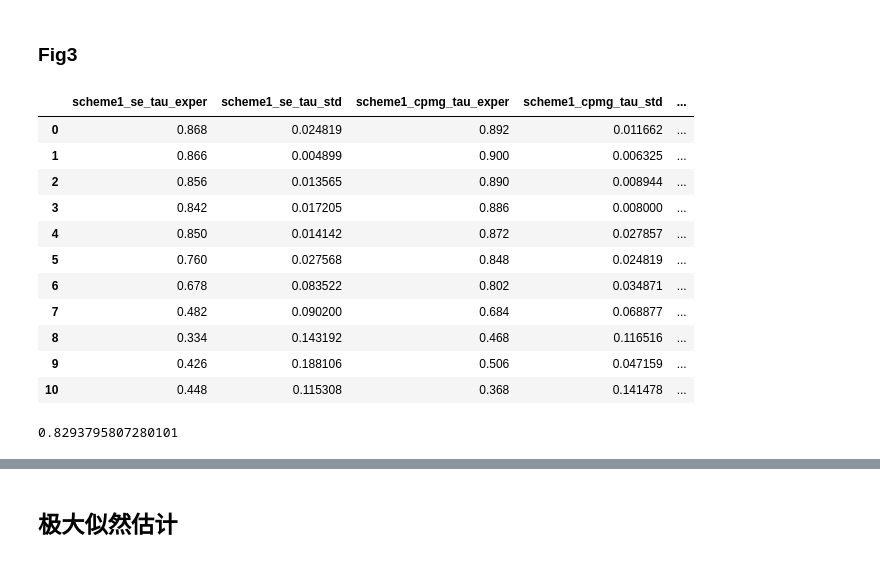
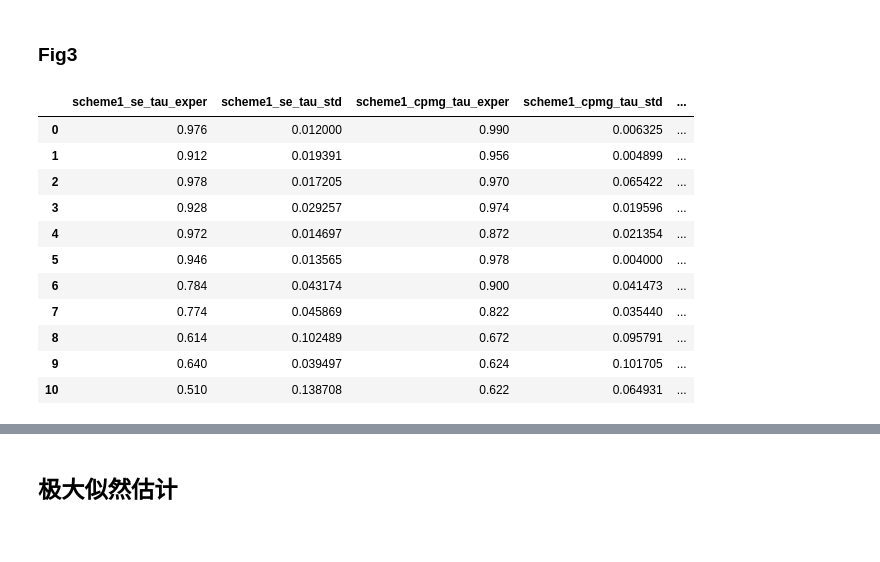
Before and after one commit to Amazingxt/Berry_Phase, a Jupyter notebook: Plot data.ipynb, the cells around one changed output, grey strips where cells are left out. Cells and saved outputs as stored; diff of their text form; code cells hidden in the pictures.

```diff
--- a/Plot data.ipynb
+++ b/Plot data.ipynb
@@ -51 +34,20 @@ scheme2_tau_exper = [[0.7, 0.75, 0.79, 0.74, 0.76],[0.82, 0.8, 0.83, 0.75, 0.81]
+# %%
+scheme1_se_tau = [0.984,0.982,0.981,0.980,0.965,0.95,0.871,0.639,0.629,0.670,0.675]
+scheme1_cpmg_tau = [0.998,0.998,0.998,0.997,0.994,0.986,0.944,0.877,0.806,0.750,0.672]
+scheme2_tau = [0.969,0.971,0.942,0.968,0.949,0.947,0.866,0.724,0.431,0.395,0.398]
+bp_se_tau = [0.167,0.160,0.266,0.214,0.160,0.137,0.195,0.364,0.168,0.208,0.450]
+bp_cpmg_tau = [0.075,0.126,0.114,0.212,0.258,0.201,0.128,0.230,0.282,0.329,0.425]
+
+scheme1_cpmg_tau_exper = [[0.96, 0.97, 0.97, 0.98, 0.97],[0.96, 0.97, 0.97, 0.96, 0.97],[0.96, 0.81, 0.98, 0.98, 0.97],
+                          [0.96, 0.99, 0.93, 0.97, 0.97],[0.96, 0.92, 0.93, 0.9, 0.95],[0.95, 0.95, 0.95, 0.94, 0.95],
+                          [0.95, 0.93, 0.92, 0.83, 0.92],[0.88, 0.86, 0.82, 0.93, 0.87],[0.73, 0.6, 0.69, 0.83, 0.56],
+                          [0.69, 0.71, 0.69, 0.5, 0.48],[0.52, 0.7, 0.69, 0.61, 0.64]]
+scheme1_se_tau_exper = [[0.94, 0.92, 0.92, 0.91, 0.94],[0.91, 0.88, 0.91, 0.94, 0.92],[0.93, 0.96, 0.94, 0.95, 0.91],
+                        [0.95, 0.93, 0.94, 0.87, 0.9],[0.92, 0.9, 0.89, 0.92, 0.93],[0.89, 0.89, 0.88, 0.86, 0.86],
+                        [0.83, 0.76, 0.73, 0.73, 0.82],[0.75, 0.78, 0.72, 0.8, 0.67],[0.48, 0.67, 0.65, 0.44, 0.68],
+                        [0.6, 0.62, 0.57, 0.69, 0.62],[0.42, 0.61, 0.28, 0.52, 0.67]]
+scheme2_tau_exper = [[0.93, 0.92, 0.94, 0.95, 0.9],[0.91, 0.94, 0.91, 0.93, 0.95],[0.92, 0.94, 0.92, 0.93, 0.92],
+                     [0.94, 0.92, 0.93, 0.92, 0.94],[0.88, 0.9, 0.92, 0.92, 0.94],[0.88, 0.93, 0.89, 0.83, 0.94],
+                     [0.77, 0.85, 0.8, 0.69, 0.87],[0.78, 0.7, 0.67, 0.57, 0.65],[0.35, 0.59, 0.12, 0.48, 0.48],
+                     [0.22, 0.38, 0.43, 0.37, 0.45],[0.63, 0.52, 0.22, 0.22, 0.36]]
 # %% [markdown]
@@ -62,3 +75,15 @@ FID = [[0.35, 0.37, 0.37, 0.22, 0.05],[0.67, 0.46, 0.29, 0.3, 0.71],[0.61, 0.58,
  [0.71, 0.73, 0.79, 0.7, 0.72],[0.52, 0.47, 0.49, 0.59, 0.52],[0.43, 0.51, 0.53, 0.1, 0.1]]
 # %% [markdown]
 不添加噪声的情况下
+# %%
+bp_se_no_noise = [[0.98], [0.98], [0.98], [1.01], [0.97], [0.96], [0.94], [0.96], [0.97]]
+bp_cpmg_no_noise = [[0.98], [0.95], [0.97], [0.97], [0.93], [0.93], [0.99], [0.99], [0.99]]
+scheme1_se_no_noise = [[0.98], [0.97], [0.98], [0.99], [1.01], [0.94], [0.98], [0.98], [0.95]]
+scheme1_cpmg_no_noise = [[0.99], [0.98], [0.99], [0.96], [1.0], [0.99], [0.98], [0.96], [0.97]]
+scheme2_no_noise = [[0.98], [0.94], [0.96], [0.97], [0.97], [0.99], [0.99], [1.01], [1.01]]
+scheme1_se_tau_no_noise = [[0.95],[1.0],[0.96],[0.99],[0.94],[0.93],[0.99],[0.97],[0.97],[0.98],[0.99]]
+scheme1_cpmg_tau_no_noise = [[0.98],[1.01],[0.97],[0.99],[1.06],[0.97],[1.01],[1.05],[1.01],[0.99],[1.01]]
+scheme2_tau_no_noise = [[0.95],[1.0],[1.02],[0.99],[1.01],[0.95],[0.99],[0.99],[1.0],[1.0],[1.02]]
+scheme1_se_alpha_no_noise = [[0.98], [0.92], [0.94], [0.91], [0.99], [0.98], [0.96]]
+scheme1_cpmg_alpha_no_noise = [[1.0], [1.0], [1.0], [0.99], [0.94], [0.98], [0.97]]
+scheme2_alpha_no_noise = [[1.01], [0.99], [1.01], [0.95], [1.03], [0.97], [1.03]]
@@ -240,37 +259,28 @@ fig_2.to_csv('fig_2.csv')
 # %%
 fig_3 = pd.DataFrame(columns=['scheme1_se_tau_exper','scheme1_se_tau_std','scheme1_cpmg_tau_exper','scheme1_cpmg_tau_std',\
                               'scheme2_tau_exper','scheme2_tau_std','scheme1_se_tau','scheme1_cpmg_tau','scheme2_tau'])
-fig_3.loc[:,'scheme1_se_tau_exper'] = np.array(scheme1_se_tau_exper).mean(axis=1)
+fig_3.loc[:,'scheme1_se_tau_exper'] = np.array(scheme1_se_tau_exper).mean(axis=1) + (1-np.array([x[0] for x in scheme1_se_tau_no_noise]))
 fig_3.loc[:,'scheme1_se_tau_std'] = np.array(scheme1_se_tau_exper).std(axis=1)
-fig_3.loc[:,'scheme1_cpmg_tau_exper'] = np.array(scheme1_cpmg_tau_exper).mean(axis=1)
+fig_3.loc[:,'scheme1_cpmg_tau_exper'] = np.array(scheme1_cpmg_tau_exper).mean(axis=1) + (1-np.array([x[0] for x in scheme1_cpmg_tau_no_noise]))
 fig_3.loc[:,'scheme1_cpmg_tau_std'] = np.array(scheme1_cpmg_tau_exper).std(axis=1)
 fig_3.loc[:,'scheme2_tau_exper'] = np.array(scheme2_tau_exper).mean(axis=1)
 fig_3.loc[:,'scheme2_tau_std'] = np.array(scheme2_tau_exper).std(axis=1)
 fig_3.loc[:,'scheme1_se_tau'] = scheme1_se_tau
 fig_3.loc[:,'scheme1_cpmg_tau'] = scheme1_cpmg_tau
 fig_3.loc[:,'scheme2_tau'] = scheme2_tau
 fig_3
 # %% [output]
 |  | scheme1_se_tau_exper | scheme1_se_tau_std | scheme1_cpmg_tau_exper | scheme1_cpmg_tau_std | ... |
-| 0 | 0.868 | 0.024819 | 0.892 | 0.011662 | ... |
-| 1 | 0.866 | 0.004899 | 0.900 | 0.006325 | ... |
-| 2 | 0.856 | 0.013565 | 0.890 | 0.008944 | ... |
-| 3 | 0.842 | 0.017205 | 0.886 | 0.008000 | ... |
-| 4 | 0.850 | 0.014142 | 0.872 | 0.027857 | ... |
-| 5 | 0.760 | 0.027568 | 0.848 | 0.024819 | ... |
-| 6 | 0.678 | 0.083522 | 0.802 | 0.034871 | ... |
-| 7 | 0.482 | 0.090200 | 0.684 | 0.068877 | ... |
-| 8 | 0.334 | 0.143192 | 0.468 | 0.116516 | ... |
-| 9 | 0.426 | 0.188106 | 0.506 | 0.047159 | ... |
-| 10 | 0.448 | 0.115308 | 0.368 | 0.141478 | ... |
+| 0 | 0.976 | 0.012000 | 0.990 | 0.006325 | ... |
+| 1 | 0.912 | 0.019391 | 0.956 | 0.004899 | ... |
+| 2 | 0.978 | 0.017205 | 0.970 | 0.065422 | ... |
+| 3 | 0.928 | 0.029257 | 0.974 | 0.019596 | ... |
+| 4 | 0.972 | 0.014697 | 0.872 | 0.021354 | ... |
+| 5 | 0.946 | 0.013565 | 0.978 | 0.004000 | ... |
+| 6 | 0.784 | 0.043174 | 0.900 | 0.041473 | ... |
+| 7 | 0.774 | 0.045869 | 0.822 | 0.035440 | ... |
+| 8 | 0.614 | 0.102489 | 0.672 | 0.095791 | ... |
+| 9 | 0.640 | 0.039497 | 0.624 | 0.101705 | ... |
+| 10 | 0.510 | 0.138708 | 0.622 | 0.064931 | ... |
 # %%
 fig_3.to_csv('fig_3.csv')
-# %%
-rho_aver = 0
-P = len(Rho)
-for j in Rho[:P]:
-    rho_aver += j
-rho_aver = rho_aver / P
-print(abs(rho_aver[1][0][0])/0.5)
-# %% [output]
-0.8293795807280101
```
Also changed, not shown: parts of 18 cells of this notebook, 24 other files.
